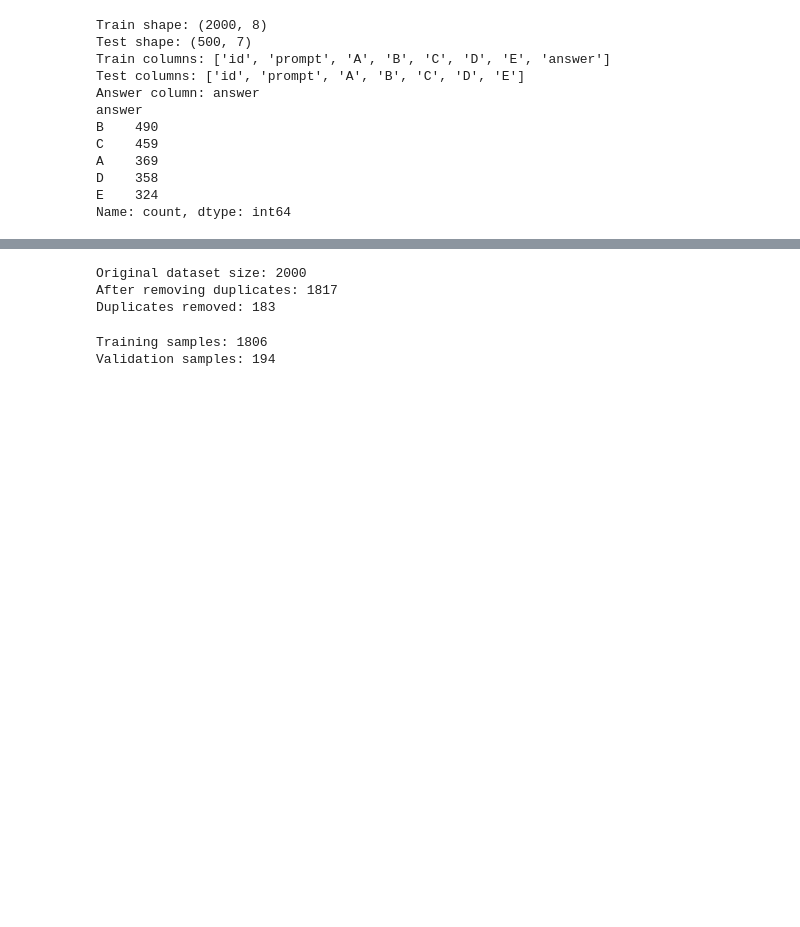
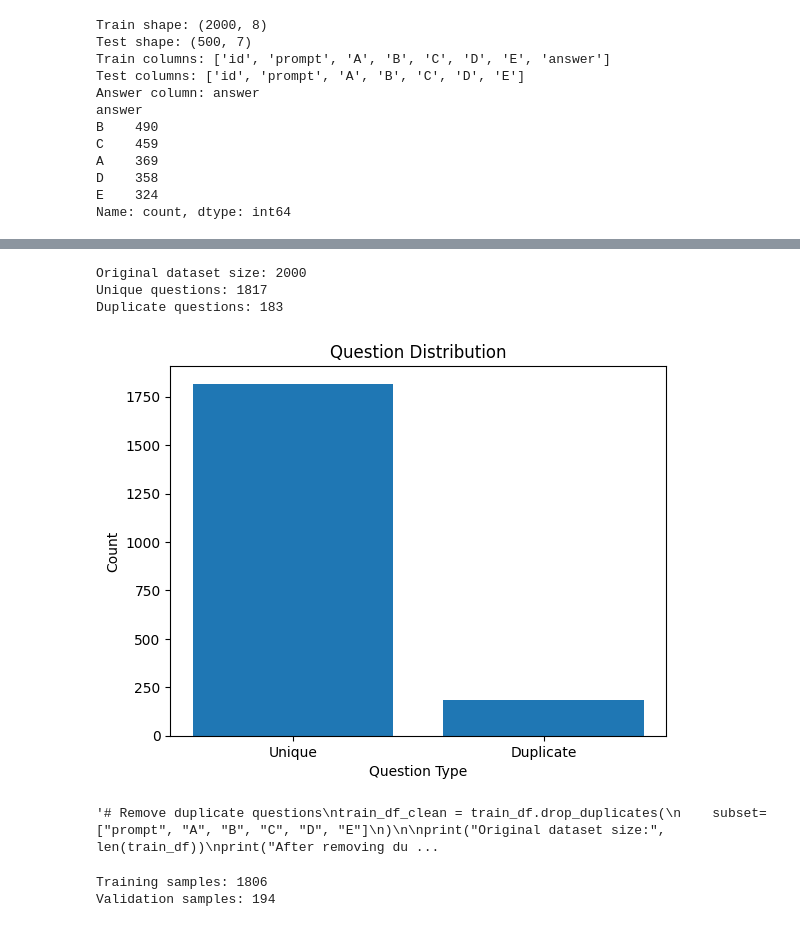
Before and after one commit to 24f1000574/dl-genai_smart-mcq-solver, a Jupyter notebook: quiz.ipynb, the cells around one changed output, grey strips where cells are left out. Saved outputs shown, nothing was run; the diff lists cells and outputs as text; code cells hidden in the pictures; blank space fills up the shorter version.

```diff
--- a/quiz.ipynb
+++ b/quiz.ipynb
@@ -201,19 +189,50 @@ train_df.head(2)
 |  | id | prompt | A | B | C | D | E | answer |
 | 0 | 1 | Pick the best possible answer: Wh... | Martin Heidegger believes that hu... | Martin Heidegger believes that hu... | Martin Heidegger does not believe... | Martin Heidegger believes that th... | Martin Heidegger believes that ti... | B |
 | 1 | 2 | What is accelerator-based light-i... | Accelerator-based light-ion fusio... | Accelerator-based light-ion fusio... | Accelerator-based light-ion fusio... | Accelerator-based light-ion fusio... | Accelerator-based light-ion fusio... | A |
+# %%
+# Remove duplicate questions
+train_df_clean = train_df.drop_duplicates(
+    subset=["prompt", "A", "B", "C", "D", "E"]
+)
+
+original_questions = len(train_df)
+unique_questions = len(train_df_clean)
+duplicate_questions = original_questions - unique_questions
+
+print("Original dataset size:", original_questions)
+print("Unique questions:", unique_questions)
+print("Duplicate questions:", duplicate_questions)
+# %% [output]
+Original dataset size: 2000
+Unique questions: 1817
+Duplicate questions: 183
+# %%
+import matplotlib.pyplot as plt
+
+# Plot unique vs duplicate questions
+plt.bar(
+    ["Unique", "Duplicate"],
+    [unique_questions, duplicate_questions]
+)
+
+plt.title("Question Distribution")
+plt.xlabel("Question Type")
+plt.ylabel("Count")
+
+plt.show()
+# %% [output]
+[figure, added]
 # %%
-# Remove duplicate questions
+'''# Remove duplicate questions
 train_df_clean = train_df.drop_duplicates(
     subset=["prompt", "A", "B", "C", "D", "E"]
 )
 
 print("Original dataset size:", len(train_df))
 print("After removing duplicates:", len(train_df_clean))
-print("Duplicates removed:", len(train_df) - len(train_df_clean))
+print("Duplicates removed:", len(train_df) - len(train_df_clean))'''
 # %% [output]
-Original dataset size: 2000
-After removing duplicates: 1817
-Duplicates removed: 183
+'# Remove duplicate questions\ntrain_df_clean = train_df.drop_duplicates(\n    subset=["prompt", "A", "B", "C", "D", "E"]\n)\n\nprint("Original dataset size:", len(train_df))\nprint("After removing du ...
 # %%
 # split the data into training and validation sets
 gss = GroupShuffleSplit(test_size=0.1, n_splits=1, random_state=42)
```
Also changed, not shown: parts of 14 cells of this notebook.
